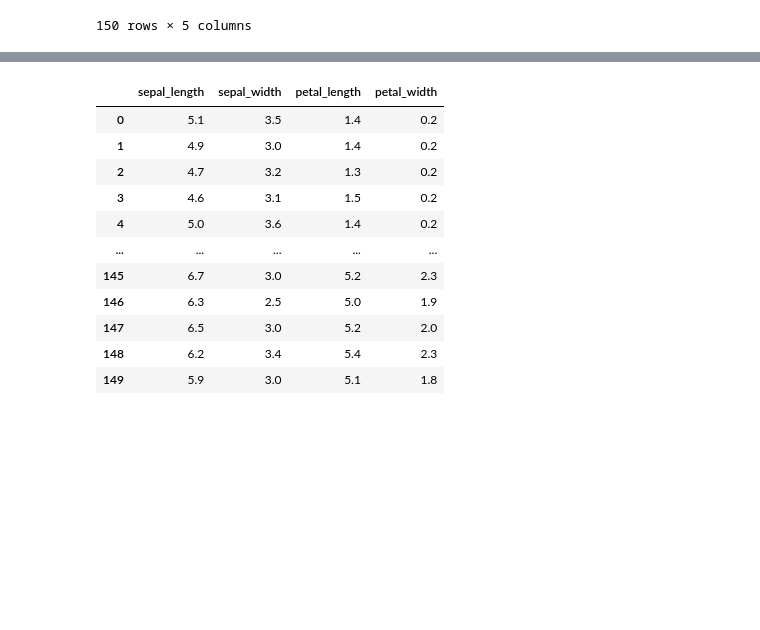
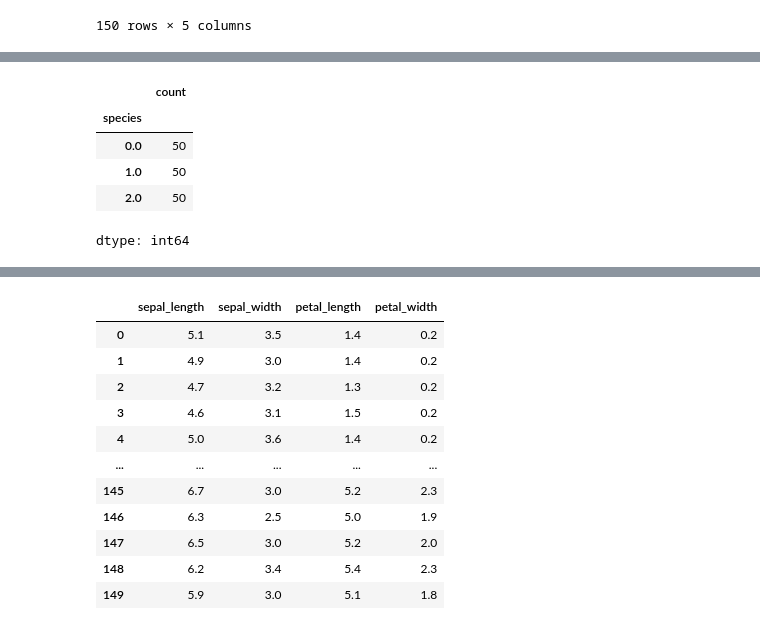
Before and after one commit to JohnHalim/AI-Engineering-Masterclass, a Jupyter notebook: Pytorch/firstTorchNN.ipynb, the cells around one changed output, grey strips where cells are left out. Drawn from its saved outputs; the diff is of its cells as text; code cells hidden in the pictures; blank space fills up the shorter version.

```diff
--- a/Pytorch/firstTorchNN.ipynb
+++ b/Pytorch/firstTorchNN.ipynb
@@ -351,4 +353,13 @@ df
 150 rows × 5 columns
+# %%
+df["species"].value_counts()
+# %% [output]
+|  | count |
+| species |  |
+| 0.0 | 50 |
+| 1.0 | 50 |
+| 2.0 | 50 |
+dtype: int64
 # %%
 df = df.rename(columns={'species' : 'category'})
 # %%
```
Also changed, not shown: parts of 12 cells of this notebook.
